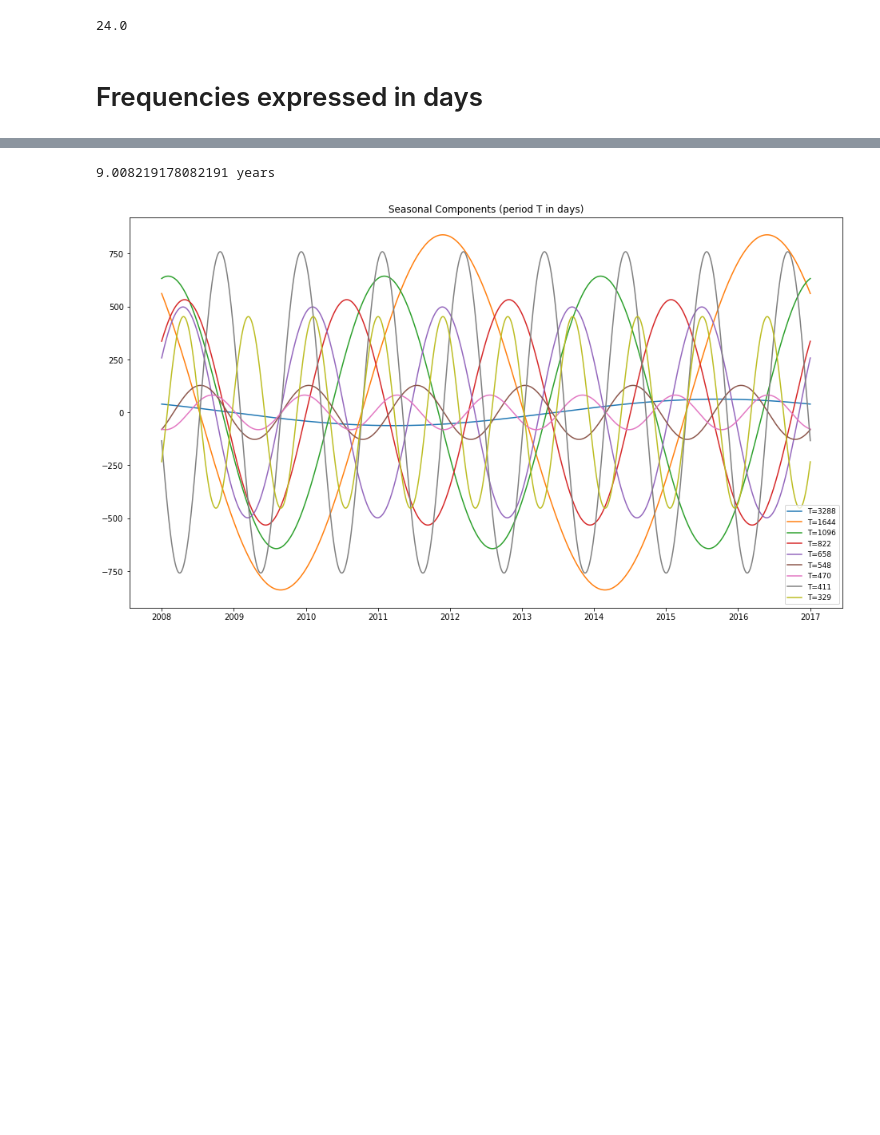
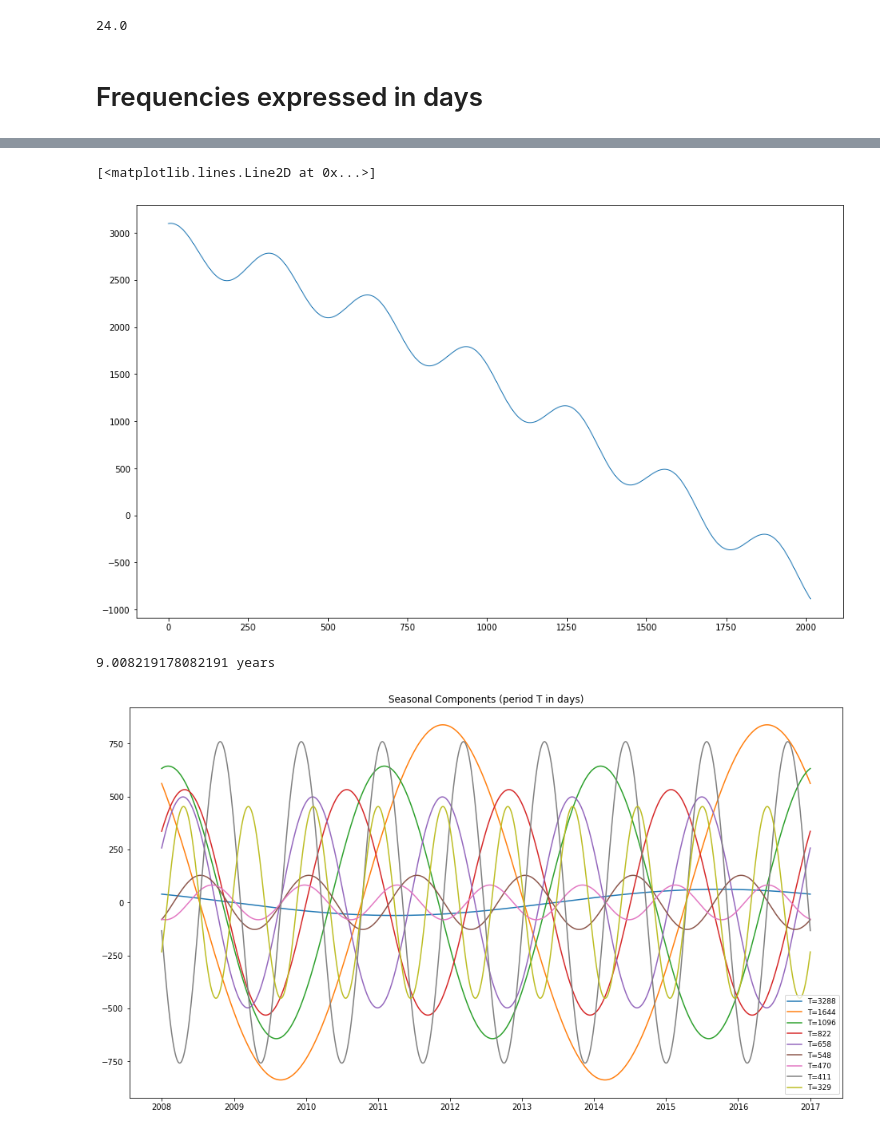
Before and after one commit to BleakHeart/Report-2, a Jupyter notebook: src/Fourier_f_extrapolations.ipynb, the cells around one changed output, grey strips where cells are left out. Drawn from its saved outputs; the diff is of its cells as text; code cells hidden in the pictures; blank space fills up the shorter version.

```diff
--- a/src/Fourier_f_extrapolations.ipynb
+++ b/src/Fourier_f_extrapolations.ipynb
@@ -160,3 +179,11 @@ array([3288.        , 1644.        , 1096.        ,  822.        ,
+# %%
+plt.figure(figsize=(15, 9))
+
+Fourier_peaks = np.asarray(components_peaks)
+plt.plot(Fourier_peaks[:2].sum(axis=0)[96*7-96:96*7*4-96], lw=1)#[96*7-96:96*7*4-96]
+# %% [output]
+[<matplotlib.lines.Line2D at 0x...>]
+[figure, added]
 # %%
 print(3288/365, "years")
 # %% [output]
```
Also changed, not shown: parts of 18 cells of this notebook.
